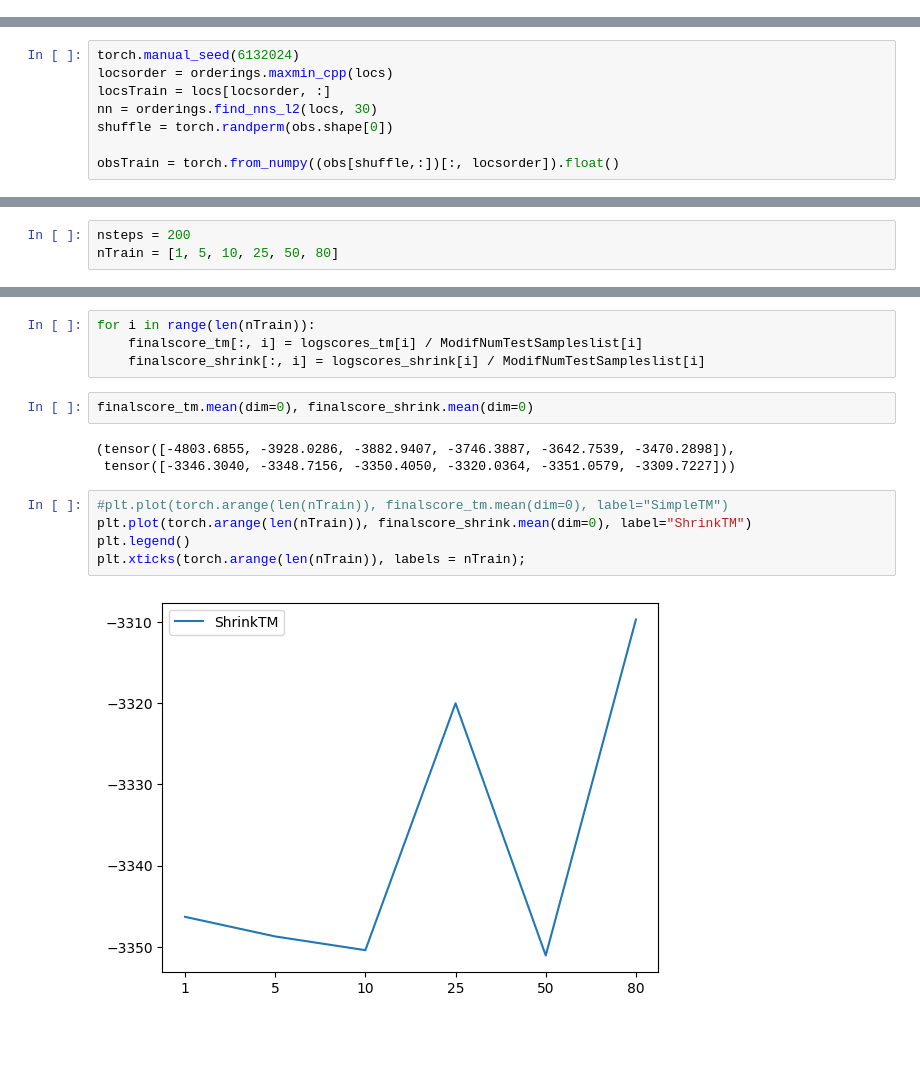
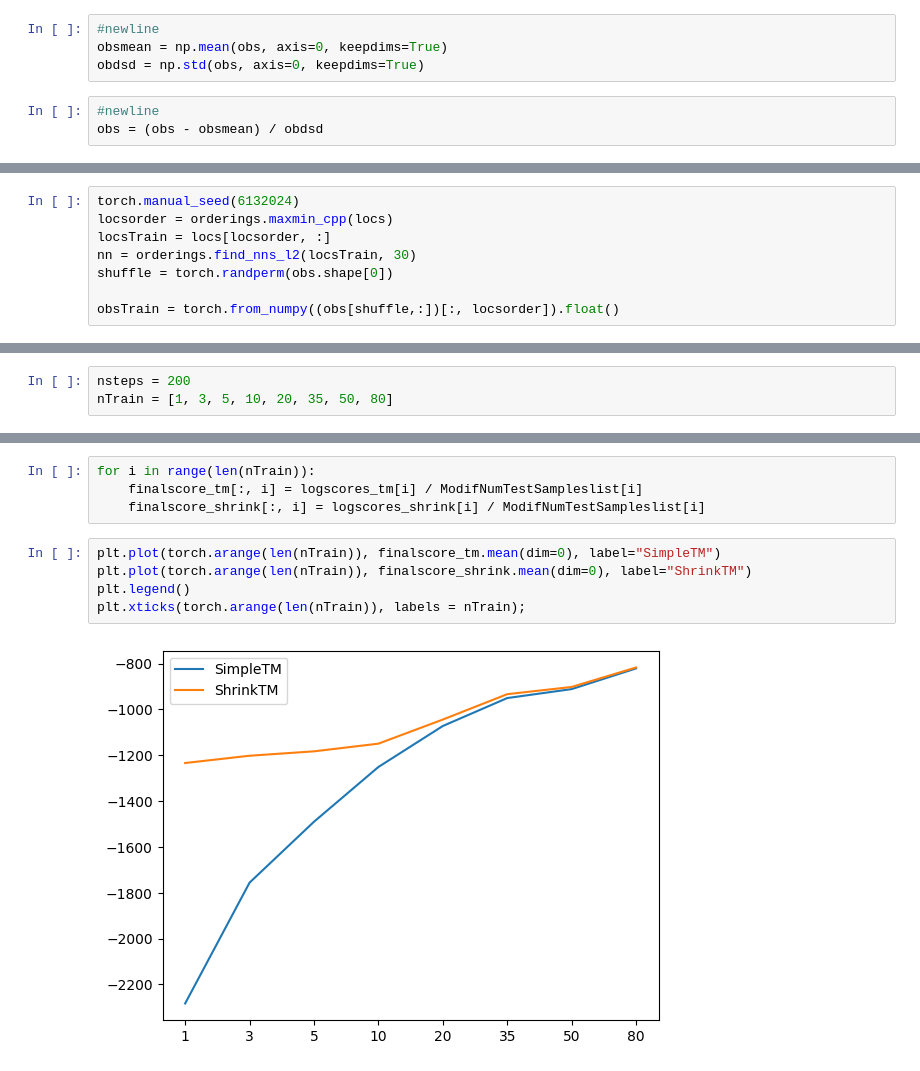
Before and after one commit to katzfuss-group/batram, a Jupyter notebook: notebooks/climate-data-application.ipynb, the cells around one changed output, grey strips where cells are left out. Saved outputs shown, nothing was run; the diff lists cells and outputs as text; blank space fills up the shorter version.

```diff
--- a/notebooks/climate-data-application.ipynb
+++ b/notebooks/climate-data-application.ipynb
@@ -35,0 +41,7 @@ obs = np.loadtxt("../data/prec-june1.csv", skiprows=1, delimiter=",").T
+# %%
+#newline
+obsmean = np.mean(obs, axis=0, keepdims=True)
+obdsd = np.std(obs, axis=0, keepdims=True)
+# %%
+#newline
+obs = (obs - obsmean) / obdsd
@@ -39,7 +53,7 @@ obs = np.loadtxt("../data/prec-june1.csv", skiprows=1, delimiter=",").T
 torch.manual_seed(6132024)
 locsorder = orderings.maxmin_cpp(locs)
 locsTrain = locs[locsorder, :]
-nn = orderings.find_nns_l2(locs, 30)
+nn = orderings.find_nns_l2(locsTrain, 30)
 shuffle = torch.randperm(obs.shape[0])
 
 obsTrain = torch.from_numpy((obs[shuffle,:])[:, locsorder]).float()
@@ -47,7 +73,7 @@ obsTrain = torch.from_numpy((obs[shuffle,:])[:, locsorder]).float()
 ### Training
 # %%
 nsteps = 200
-nTrain = [1, 5, 10, 25, 50, 80]
+nTrain = [1, 3, 5, 10, 20, 35, 50, 80]
 # %%
 logscores_tm = []
 logscores_shrink = []
@@ -133,15 +173,10 @@ finalscore_shrink = torch.zeros((len(logscores_shrink[0]), len(nTrain)))
 for i in range(len(nTrain)):
     finalscore_tm[:, i] = logscores_tm[i] / ModifNumTestSampleslist[i]
     finalscore_shrink[:, i] = logscores_shrink[i] / ModifNumTestSampleslist[i]
-# %%
-finalscore_tm.mean(dim=0), finalscore_shrink.mean(dim=0)
-# %% [output]
-(tensor([-4803.6855, -3928.0286, -3882.9407, -3746.3887, -3642.7539, -3470.2898]),
- tensor([-3346.3040, -3348.7156, -3350.4050, -3320.0364, -3351.0579, -3309.7227]))
 # %%
-#plt.plot(torch.arange(len(nTrain)), finalscore_tm.mean(dim=0), label="SimpleTM")
+plt.plot(torch.arange(len(nTrain)), finalscore_tm.mean(dim=0), label="SimpleTM")
 plt.plot(torch.arange(len(nTrain)), finalscore_shrink.mean(dim=0), label="ShrinkTM")
 plt.legend()
 plt.xticks(torch.arange(len(nTrain)), labels = nTrain);
 # %% [output]
-[figure, old version]
+[figure, new version]
```
Also changed, not shown: parts of 5 cells of this notebook, 1 other file.
